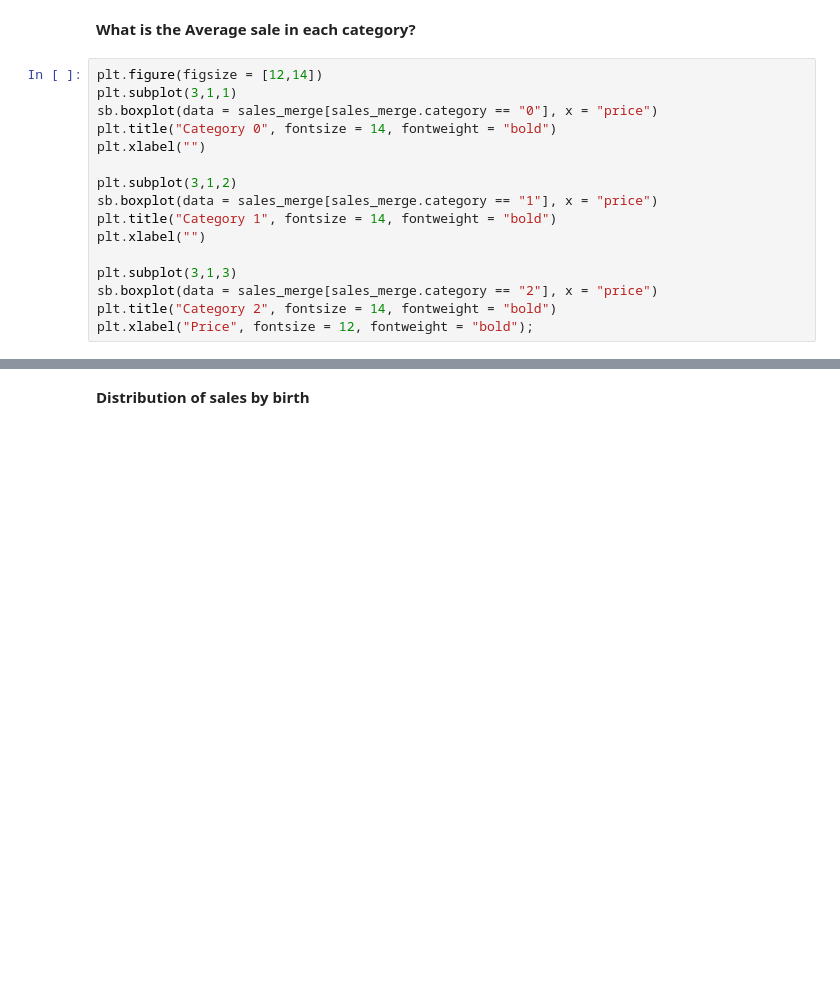
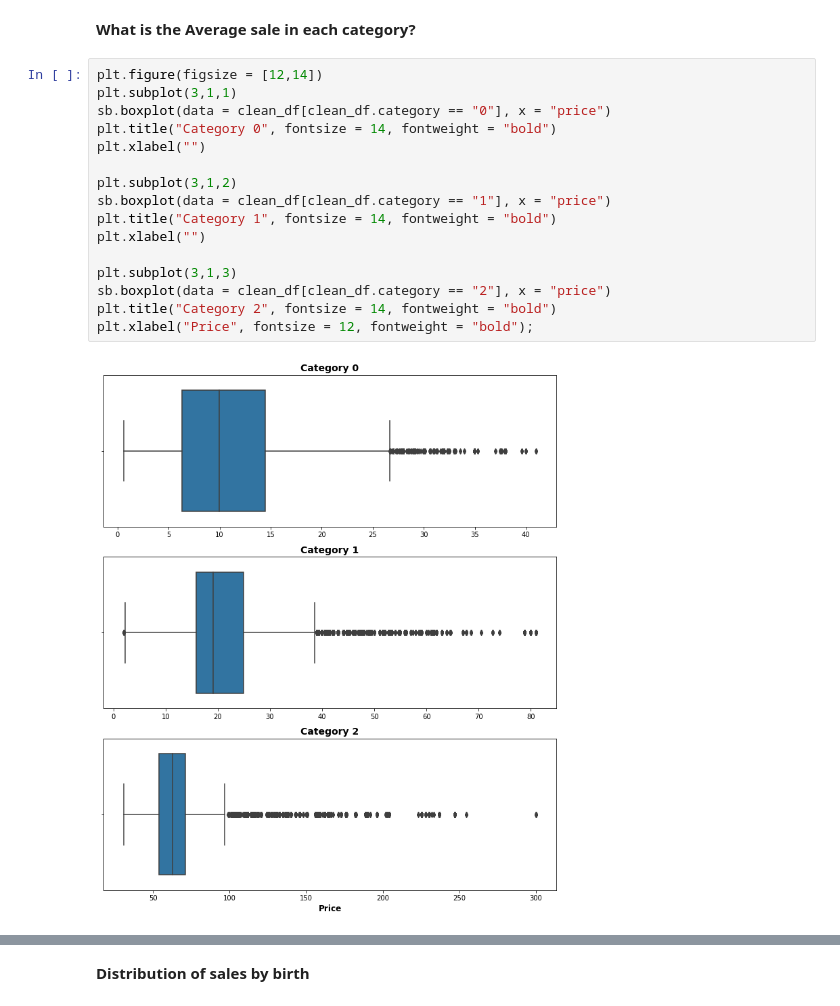
Before and after one commit to furawa/OC_data_analyst_projects, a Jupyter notebook: 02_analyze_company_sales/analyze_company_sales.ipynb, the cells around one changed output, grey strips where cells are left out. Drawn from its saved outputs; the diff is of its cells as text; blank space fills up the shorter version.

```diff
--- a/02_analyze_company_sales/analyze_company_sales.ipynb
+++ b/02_analyze_company_sales/analyze_company_sales.ipynb
@@ -403,18 +423,20 @@ for loc, label in zip(locs, labels):
 # %%
 plt.figure(figsize = [12,14])
 plt.subplot(3,1,1)
-sb.boxplot(data = sales_merge[sales_merge.category == "0"], x = "price")
+sb.boxplot(data = clean_df[clean_df.category == "0"], x = "price")
 plt.title("Category 0", fontsize = 14, fontweight = "bold")
 plt.xlabel("")
 
 plt.subplot(3,1,2)
-sb.boxplot(data = sales_merge[sales_merge.category == "1"], x = "price")
+sb.boxplot(data = clean_df[clean_df.category == "1"], x = "price")
 plt.title("Category 1", fontsize = 14, fontweight = "bold")
 plt.xlabel("")
 
 plt.subplot(3,1,3)
-sb.boxplot(data = sales_merge[sales_merge.category == "2"], x = "price")
+sb.boxplot(data = clean_df[clean_df.category == "2"], x = "price")
 plt.title("Category 2", fontsize = 14, fontweight = "bold")
 plt.xlabel("Price", fontsize = 12, fontweight = "bold");
+# %% [output]
+[figure, added]
 # %%
 for i in range(3):
```
Also changed, not shown: parts of 10 cells of this notebook.
